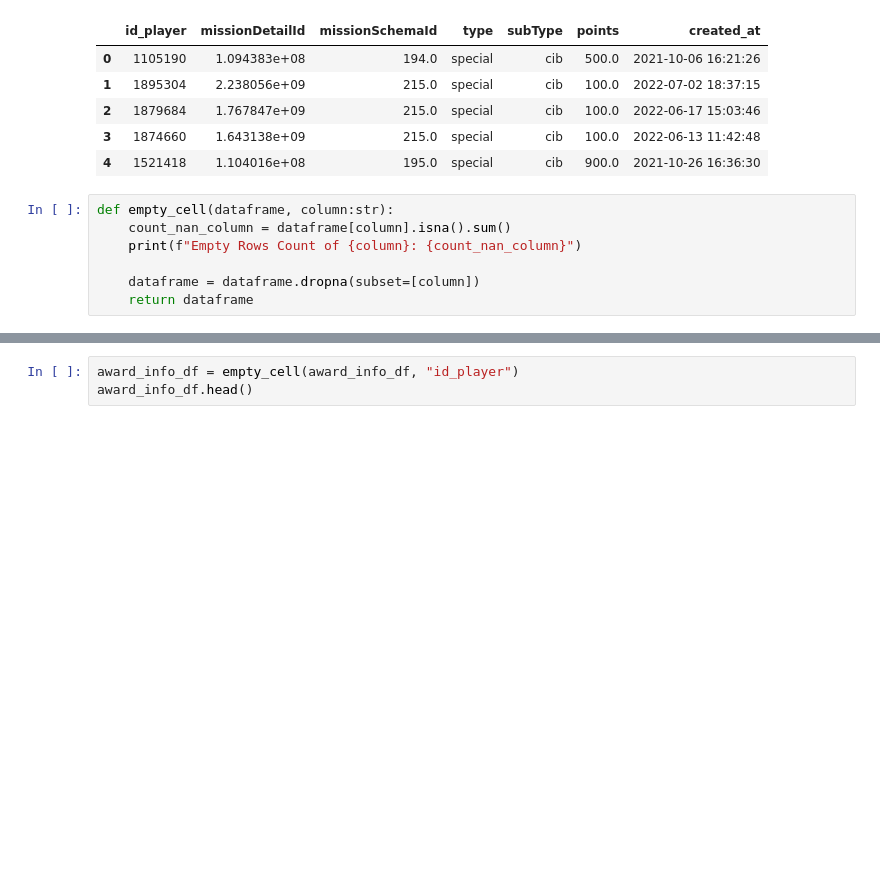
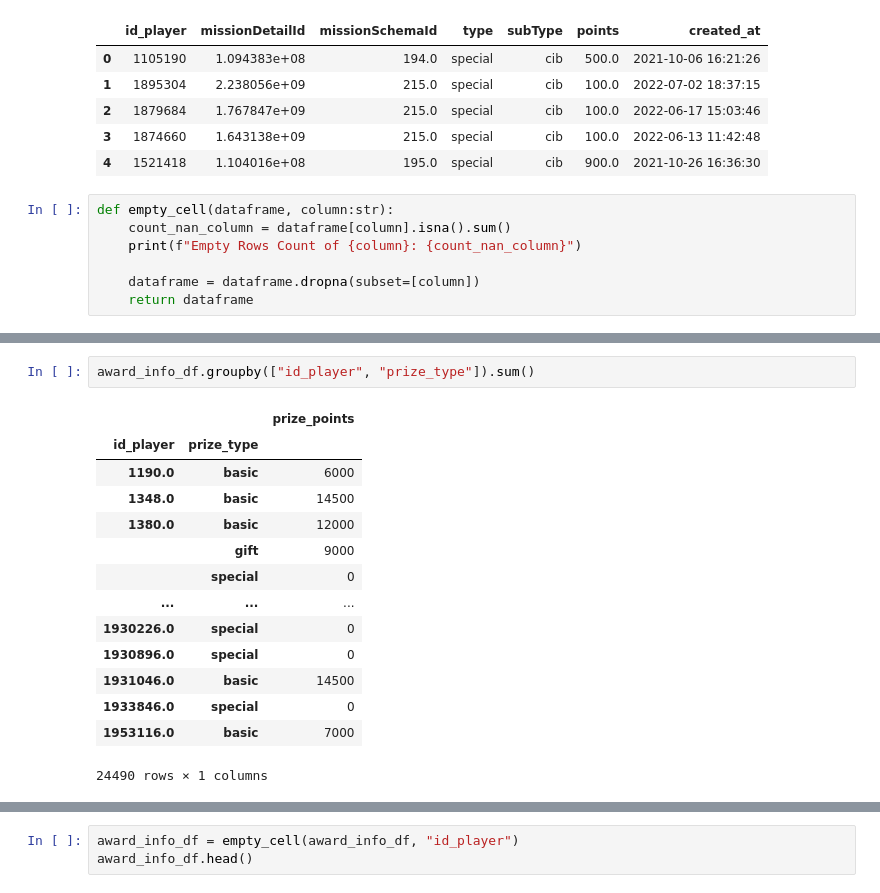
Before and after one commit to maazhussaini/Fater-Challenge, a Jupyter notebook: PythonCode/Code.ipynb, the cells around one changed output, grey strips where cells are left out. Cells and saved outputs as stored; diff of their text form; blank space fills up the shorter version.

```diff
--- a/PythonCode/Code.ipynb
+++ b/PythonCode/Code.ipynb
@@ -102,0 +159,17 @@ adjust_data(award_info_df, "prize_name", "price_points")
+# %%
+award_info_df.groupby(["id_player", "prize_type"]).sum()
+# %% [output]
+|  |  | prize_points |
+| id_player | prize_type |  |
+| 1190.0 | basic | 6000 |
+| 1348.0 | basic | 14500 |
+| 1380.0 | basic | 12000 |
+|  | gift | 9000 |
+|  | special | 0 |
+| ... | ... | ... |
+| 1930226.0 | special | 0 |
+| 1930896.0 | special | 0 |
+| 1931046.0 | basic | 14500 |
+| 1933846.0 | special | 0 |
+| 1953116.0 | basic | 7000 |
+24490 rows × 1 columns
```
Also changed, not shown: parts of 13 cells of this notebook, 2 other files.
